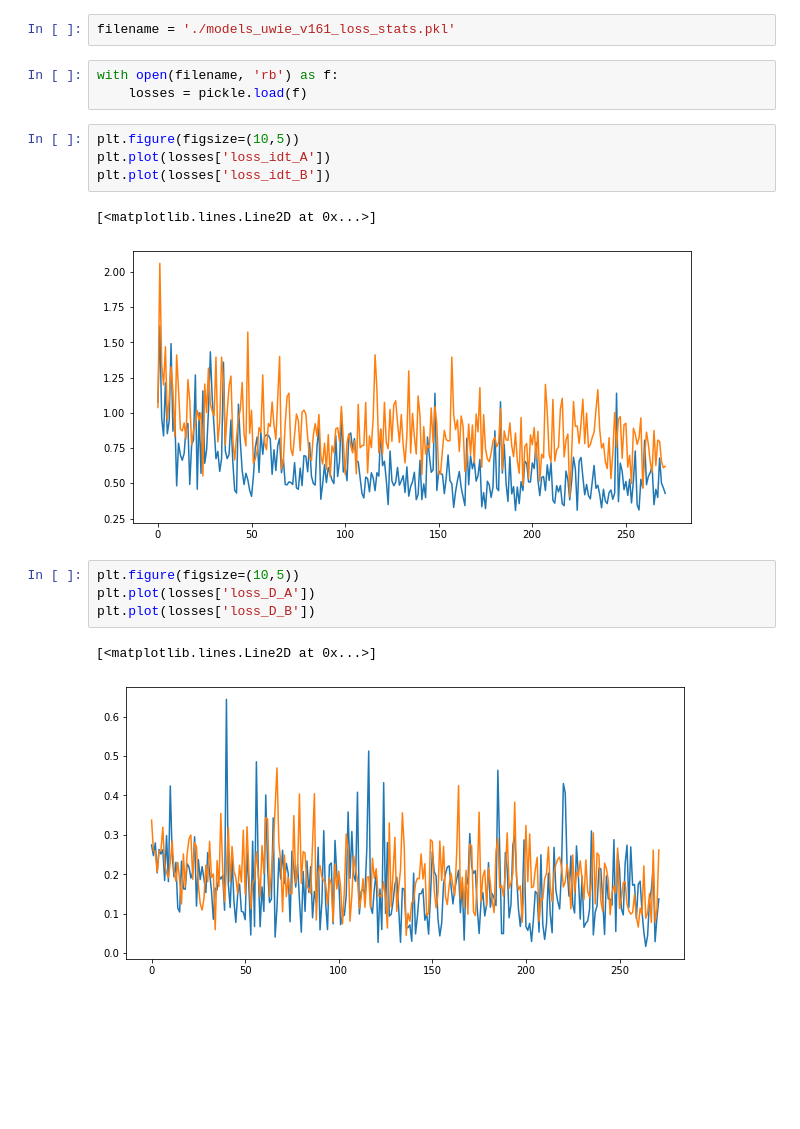
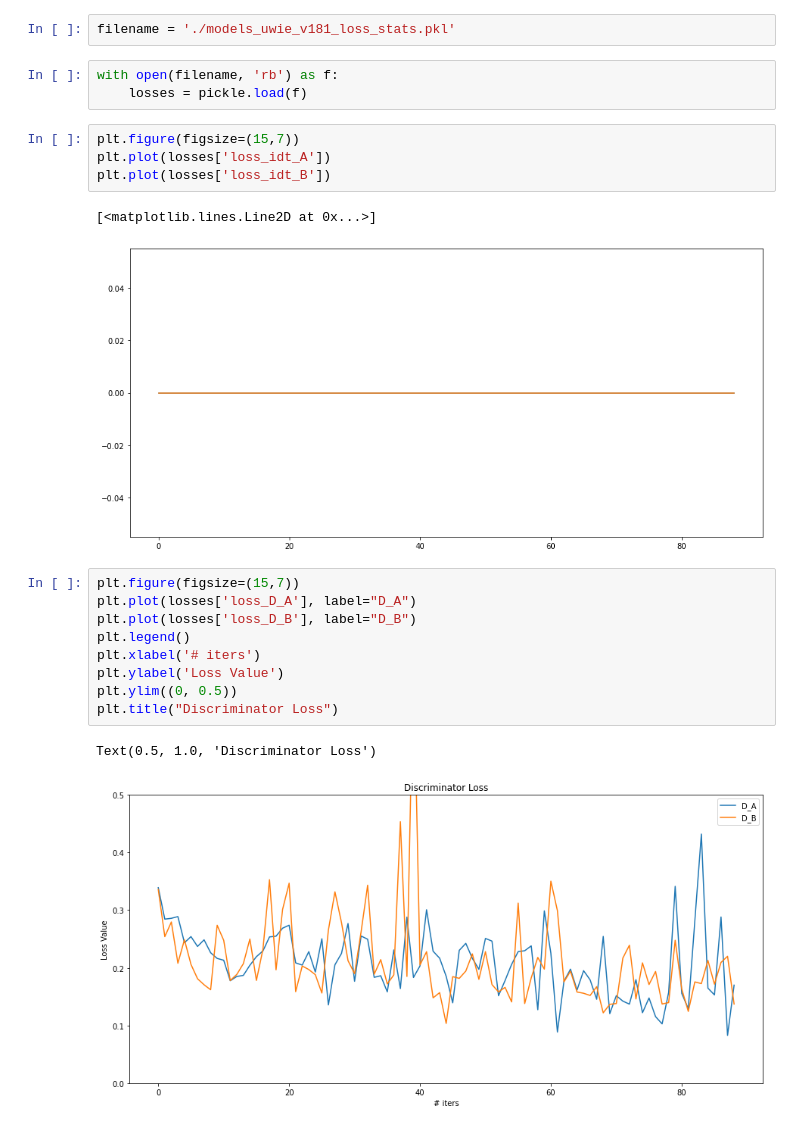
Before and after one commit to darkmatter18/Underwater-image-enhancement, a Jupyter notebook: progress/8. Loss_Graph.ipynb, the cells around one changed output. Drawn from its saved outputs; the diff is of its cells as text; blank space fills up the shorter version.

```diff
--- a/progress/8. Loss_Graph.ipynb
+++ b/progress/8. Loss_Graph.ipynb
@@ -2,22 +2,27 @@
 import pickle
 import matplotlib.pyplot as plt
 # %%
-filename = './models_uwie_v161_loss_stats.pkl'
+filename = './models_uwie_v181_loss_stats.pkl'
 # %%
 with open(filename, 'rb') as f:
     losses = pickle.load(f)
 # %%
-plt.figure(figsize=(10,5))
+plt.figure(figsize=(15,7))
 plt.plot(losses['loss_idt_A'])
 plt.plot(losses['loss_idt_B'])
 # %% [output]
 [<matplotlib.lines.Line2D at 0x...>]
-[figure, old version]
+[figure, new version]
 # %%
-plt.figure(figsize=(10,5))
-plt.plot(losses['loss_D_A'])
-plt.plot(losses['loss_D_B'])
+plt.figure(figsize=(15,7))
+plt.plot(losses['loss_D_A'], label="D_A")
+plt.plot(losses['loss_D_B'], label="D_B")
+plt.legend()
+plt.xlabel('# iters')
+plt.ylabel('Loss Value')
+plt.ylim((0, 0.5))
+plt.title("Discriminator Loss")
 # %% [output]
-[<matplotlib.lines.Line2D at 0x...>]
+Text(0.5, 1.0, 'Discriminator Loss')
-[figure, old version]
+[figure, new version]
 # %%
```
Also changed, not shown: parts of 2 cells of this notebook, 2 other files.
